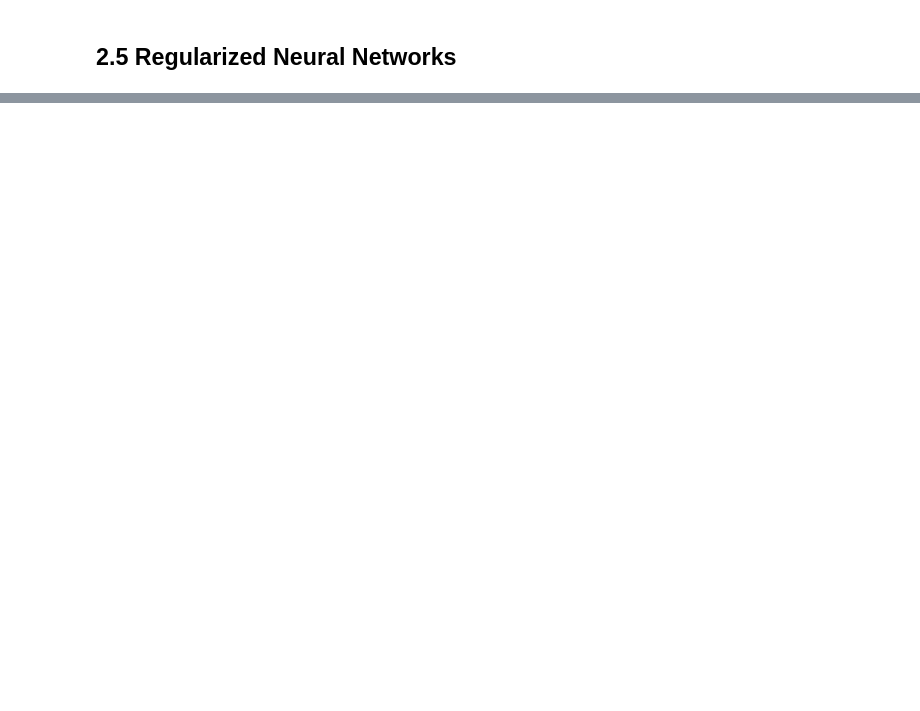
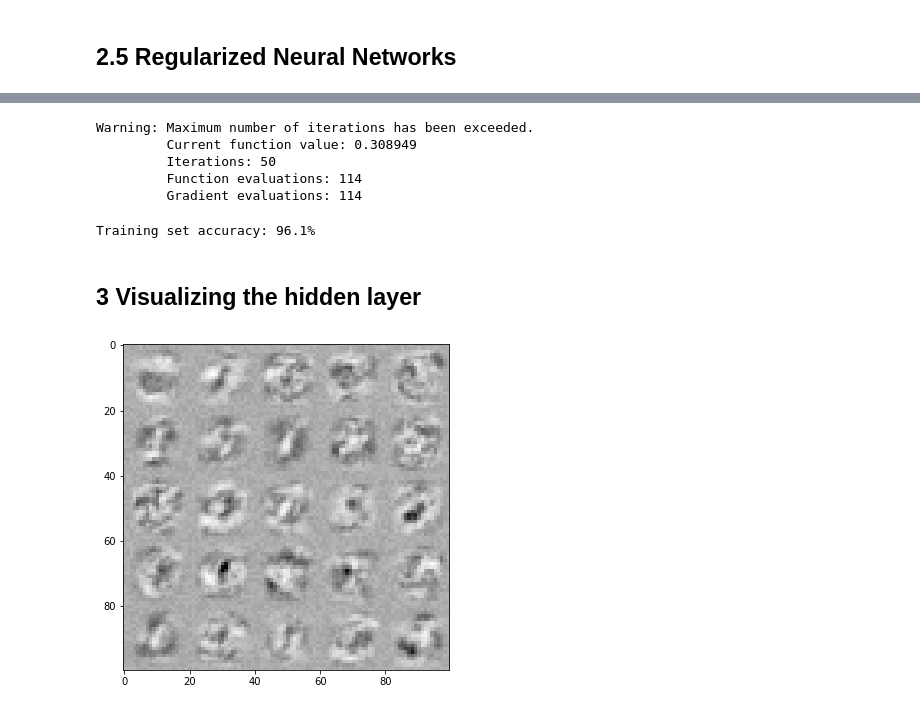
Before and after one commit to zhaochuanyun/coursera_ml, a Jupyter notebook: ex4/ex4.ipynb, the cells around one changed output, grey strips where cells are left out. Drawn from its saved outputs; the diff is of its cells as text; code cells hidden in the pictures; blank space fills up the shorter version.

```diff
--- a/ex4/ex4.ipynb
+++ b/ex4/ex4.ipynb
@@ -252,0 +261,18 @@ Element: 10146. Numerical Gradient = -0.000699. BackProp Gradient = -0.000699.
+# %%
+def trainNN(lamb=0.):
+    """
+    Function that generates random initial theta matrices, optimizes them,
+    and returns a list of two re-shaped theta matrices
+    """
+    random_thetas_unrolled = flattenParams(randInitializeWeights())
+    result = scipy.optimize.fmin_cg(computeCost, x0=random_thetas_unrolled, fprime=backPropagate, \
+                               args=(flattenX(X), y, lamb), maxiter=50, disp=True, full_output=True)
+    return reshapeParams(result[0])
+# %%
+learned_thetas = trainNN()
+# %% [output]
+Warning: Maximum number of iterations has been exceeded.
+         Current function value: 0.308949
+         Iterations: 50
+         Function evaluations: 114
+         Gradient evaluations: 114
@@ -252,0 +301,30 @@ Element: 10146. Numerical Gradient = -0.000699. BackProp Gradient = -0.000699.
+# %%
+computeAccuracy(X, learned_thetas, y)
+# %% [output]
+Training set accuracy: 96.1%
+# %% [markdown]
+## 3 Visualizing the hidden layer
+# %%
+def displayHiddenLayer(thetas, rows=5, columns=5, pixelWith=20, pixelHeight=20):
+    """
+    Function that takes slices of the first Theta matrix (that goes from
+    the input layer to the hidden layer), removes the bias unit, and reshapes
+    it into a 20x20 image, and shows it
+    """
+    assert thetas.shape == (25, 401)
+
+    displayPic = np.zeros([rows*pixelHeight, columns*pixelWith])
+
+    for row in range(rows):
+        for column in range(columns):
+            idx = row*columns+column
+            t = thetas[idx].reshape(-1)
+            displayPic[row*pixelWith:(row+1)*pixelWith, column*pixelHeight:(column+1)*pixelHeight] = \
+            transformData(t)
+
+    plt.figure(figsize=(6, 6))
+    plt.imshow(displayPic, cmap = cm.Greys_r)
+# %%
+displayHiddenLayer(learned_thetas[0])
+# %% [output]
+[figure, added]
```
Also changed, not shown: parts of 9 cells of this notebook, 1 other file.
